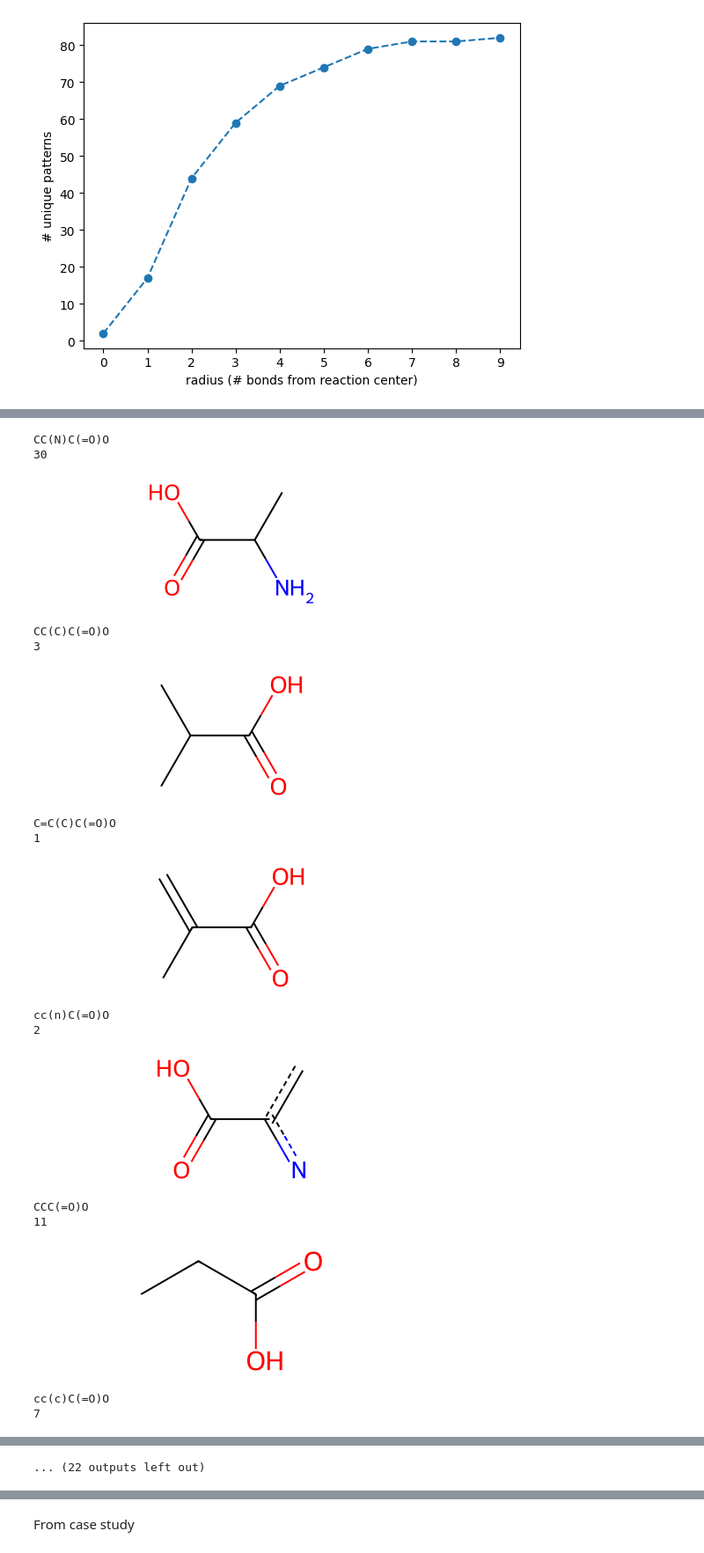
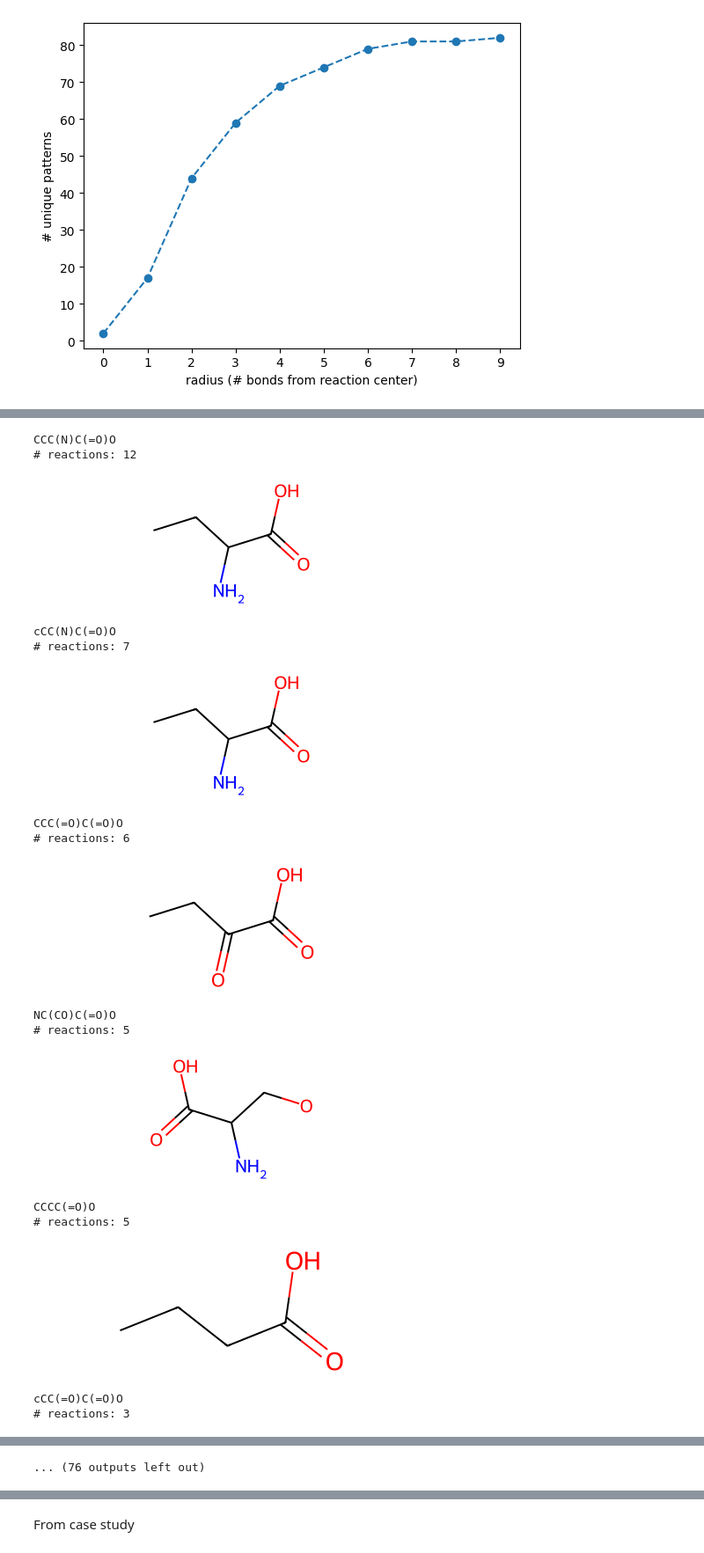
Before and after one commit to stefanpate/coarse-grain-rxns, a Jupyter notebook: notebooks/decarb.ipynb, the cells around one changed output, grey strips where cells are left out. Shown at 88% size. Drawn from its saved outputs; the diff is of its cells as text; code cells hidden in the pictures.

```diff
--- a/notebooks/decarb.ipynb
+++ b/notebooks/decarb.ipynb
@@ -122,26 +122,29 @@ substructure_pmf(r=1)
 # %%
 # Display substructures
 
-r = 1
-for s, mol in r_hop_submols[r].items():
+r = 2
+smi2mol = r_hop_submols[r]
+srt_smi2ct = sorted(r_hop_cts[r].items(), key=lambda x : x[1], reverse=True)
+for s, ct in srt_smi2ct:
+    mol = smi2mol[s]
     print(s)
-    print(r_hop_cts[r][s])
+    print(f"# reactions: {ct}")
     display(mol)
 # %% [output]
-CC(N)C(=O)O
-30
+CCC(N)C(=O)O
+# reactions: 12
-[figure, old version]
+[figure, new version]
-CC(C)C(=O)O
-3
+cCC(N)C(=O)O
+# reactions: 7
-[figure, old version]
+[figure, new version]
-C=C(C)C(=O)O
-1
+CCC(=O)C(=O)O
+# reactions: 6
-[figure, old version]
+[figure, new version]
-cc(n)C(=O)O
-2
+NC(CO)C(=O)O
+# reactions: 5
-[figure, old version]
+[figure, new version]
-CCC(=O)O
-11
+CCCC(=O)O
+# reactions: 5
-[figure, old version]
+[figure, new version]
-cc(c)C(=O)O
-7
+cCC(=O)C(=O)O
+# reactions: 3
@@ -149 +152 @@ cc(c)C(=O)O
-... (22 outputs left out)
+... (76 outputs left out)
```
Also changed, not shown: parts of 4 cells of this notebook, 4 other files.
